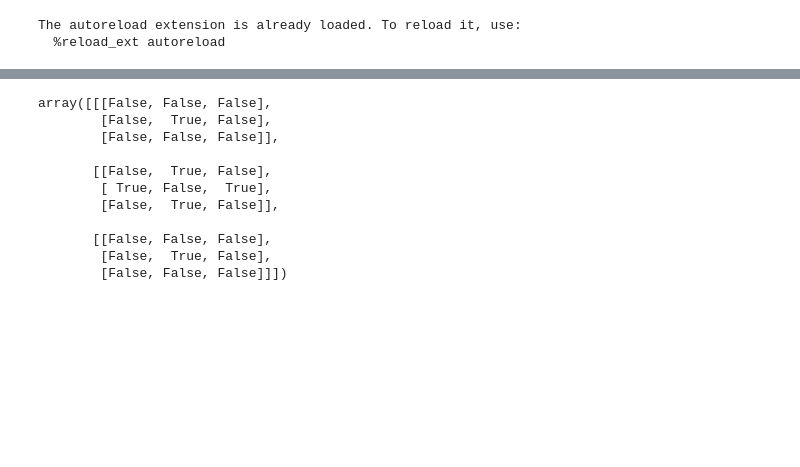
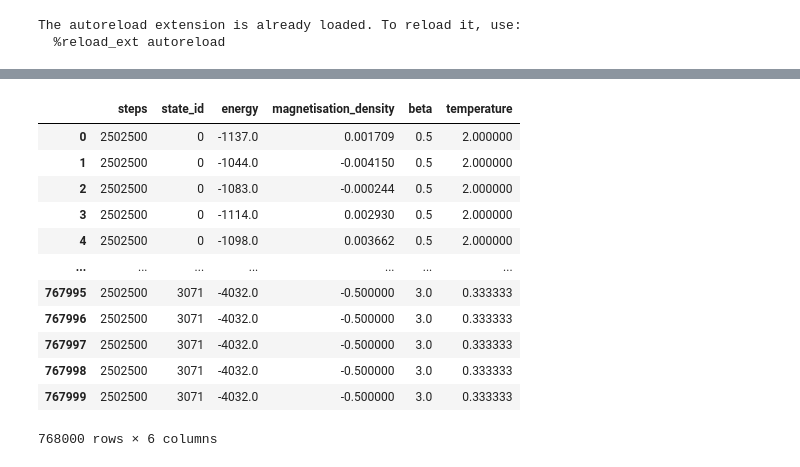
Before and after one commit to JeppeKlitgaard/Jackpot, a Jupyter notebook: workbench3.ipynb, the cells around one changed output, grey strips where cells are left out. Saved outputs shown, nothing was run; the diff lists cells and outputs as text; code cells hidden in the pictures; blank space fills up the shorter version.

```diff
--- a/workbench3.ipynb
+++ b/workbench3.ipynb
@@ -434,19 +239,0 @@ plt.legend()
-# %%
-from scipy.ndimage import generate_binary_structure
-
-sites = generate_binary_structure(3, 1)
-np.put(sites, sites.size // 2, False)
-
-sites
-# %% [output]
-array([[[False, False, False],
-        [False,  True, False],
-        [False, False, False]],
-
-       [[False,  True, False],
-        [ True, False,  True],
-        [False,  True, False]],
-
-       [[False, False, False],
-        [False,  True, False],
-        [False, False, False]]])
@@ -452,0 +247,42 @@ array([[[False, False, False],
+# %%
+measurement_keys = [
+    "steps",
+    "state_id",
+    "energy",
+    "magnetisation_density",
+]
+eq_measurements = {
+    key: [] for key in measurement_keys
+}
+for key in measurement_keys:
+    data = getattr(equil_measurements, key).flatten().tolist()
+    eq_measurements[key].extend(data)
+
+
+@ft.cache
+def id_to_beta(id_):
+    idx = np.argwhere(states.id_ == id_).flatten()
+    idx = tuple(idx)
+    return float(states.env.beta[idx])
+
+eq_measurements
+
+
+eq_df = pd.DataFrame(eq_measurements)
+eq_df["beta"] = eq_df["state_id"].apply(id_to_beta)
+eq_df["temperature"] = 1.0 / eq_df["beta"]
+eq_df
+# %% [output]
+|  | steps | state_id | energy | magnetisation_density | beta | temperature |
+| 0 | 2502500 | 0 | -1137.0 | 0.001709 | 0.5 | 2.000000 |
+| 1 | 2502500 | 0 | -1044.0 | -0.004150 | 0.5 | 2.000000 |
+| 2 | 2502500 | 0 | -1083.0 | -0.000244 | 0.5 | 2.000000 |
+| 3 | 2502500 | 0 | -1114.0 | 0.002930 | 0.5 | 2.000000 |
+| 4 | 2502500 | 0 | -1098.0 | 0.003662 | 0.5 | 2.000000 |
+| ... | ... | ... | ... | ... | ... | ... |
+| 767995 | 2502500 | 3071 | -4032.0 | -0.500000 | 3.0 | 0.333333 |
+| 767996 | 2502500 | 3071 | -4032.0 | -0.500000 | 3.0 | 0.333333 |
+| 767997 | 2502500 | 3071 | -4032.0 | -0.500000 | 3.0 | 0.333333 |
+| 767998 | 2502500 | 3071 | -4032.0 | -0.500000 | 3.0 | 0.333333 |
+| 767999 | 2502500 | 3071 | -4032.0 | -0.500000 | 3.0 | 0.333333 |
+768000 rows × 6 columns
```
Also changed, not shown: parts of 24 cells of this notebook, 3 other files.
